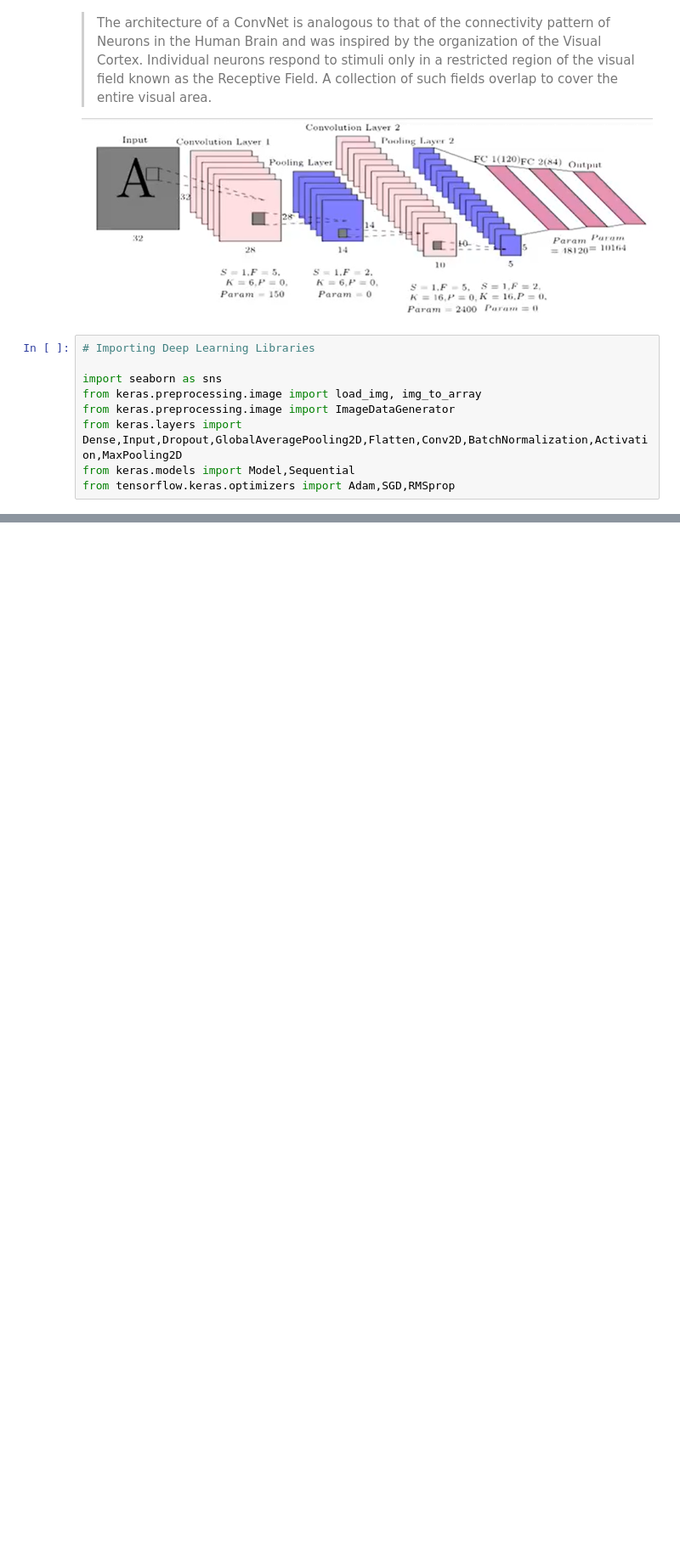
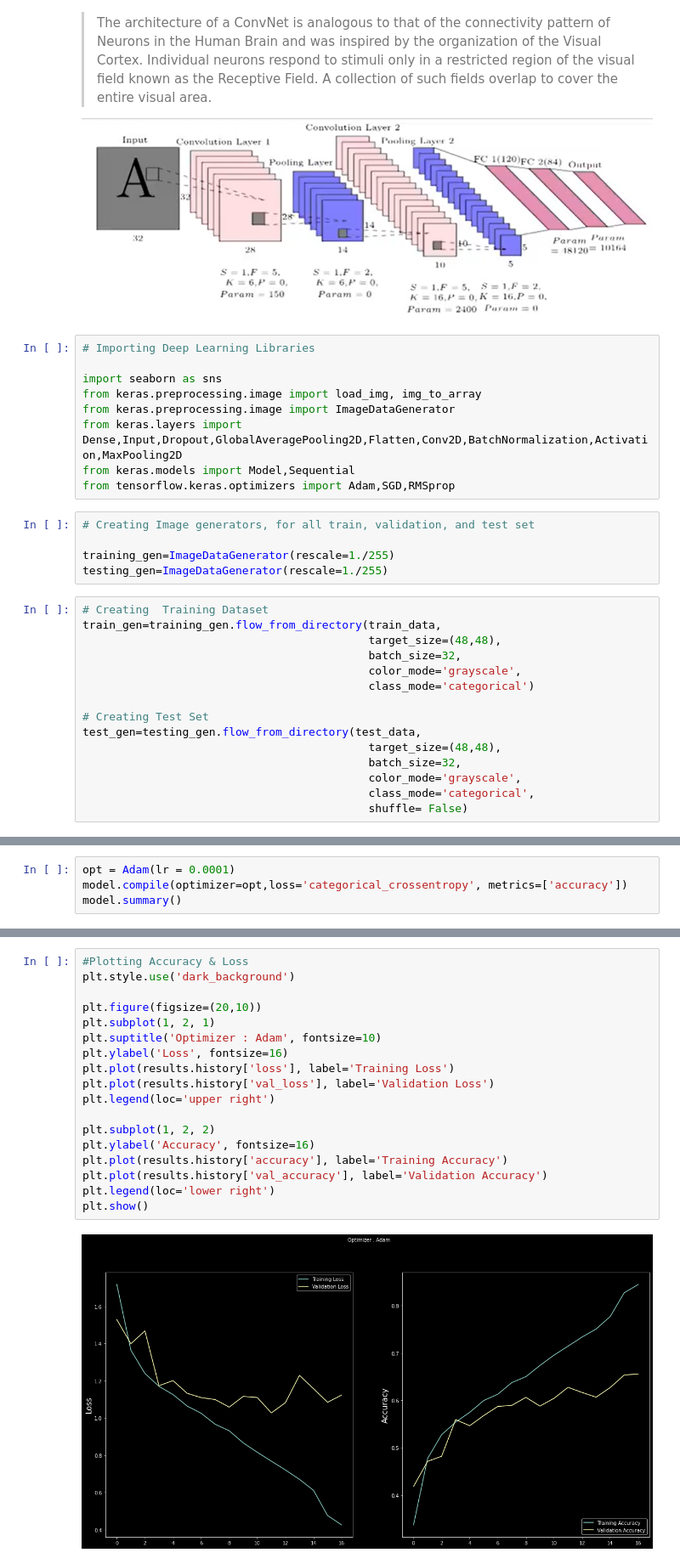
Before and after one commit to sagar2582/Capstone-5-Face-Emotion-Recognition, a Jupyter notebook: Face_Emotion_Detection.ipynb, the cells around one changed output, grey strips where cells are left out. Shown at 85% size. Saved outputs shown, nothing was run; the diff lists cells and outputs as text; blank space fills up the shorter version.

```diff
--- a/Face_Emotion_Detection.ipynb
+++ b/Face_Emotion_Detection.ipynb
@@ -508,3 +523,23 @@ from keras.preprocessing.image import ImageDataGenerator
 from keras.layers import Dense,Input,Dropout,GlobalAveragePooling2D,Flatten,Conv2D,BatchNormalization,Activation,MaxPooling2D
 from keras.models import Model,Sequential
 from tensorflow.keras.optimizers import Adam,SGD,RMSprop
+# %%
+# Creating Image generators, for all train, validation, and test set
+
+training_gen=ImageDataGenerator(rescale=1./255)
+testing_gen=ImageDataGenerator(rescale=1./255)
+# %%
+# Creating  Training Dataset
+train_gen=training_gen.flow_from_directory(train_data,
+                                           target_size=(48,48),
+                                           batch_size=32,
+                                           color_mode='grayscale',
+                                           class_mode='categorical')
+
+# Creating Test Set
+test_gen=testing_gen.flow_from_directory(test_data,
+                                           target_size=(48,48),
+                                           batch_size=32,
+                                           color_mode='grayscale',
+                                           class_mode='categorical',
+                                           shuffle= False)
@@ -510,0 +604,4 @@ from tensorflow.keras.optimizers import Adam,SGD,RMSprop
+# %%
+opt = Adam(lr = 0.0001)
+model.compile(optimizer=opt,loss='categorical_crossentropy', metrics=['accuracy'])
+model.summary()
@@ -510,0 +701,20 @@ from tensorflow.keras.optimizers import Adam,SGD,RMSprop
+# %%
+#Plotting Accuracy & Loss
+plt.style.use('dark_background')
+
+plt.figure(figsize=(20,10))
+plt.subplot(1, 2, 1)
+plt.suptitle('Optimizer : Adam', fontsize=10)
+plt.ylabel('Loss', fontsize=16)
+plt.plot(results.history['loss'], label='Training Loss')
+plt.plot(results.history['val_loss'], label='Validation Loss')
+plt.legend(loc='upper right')
+
+plt.subplot(1, 2, 2)
+plt.ylabel('Accuracy', fontsize=16)
+plt.plot(results.history['accuracy'], label='Training Accuracy')
+plt.plot(results.history['val_accuracy'], label='Validation Accuracy')
+plt.legend(loc='lower right')
+plt.show()
+# %% [output]
+[figure, added]
```
Also changed, not shown: parts of 24 cells of this notebook.
